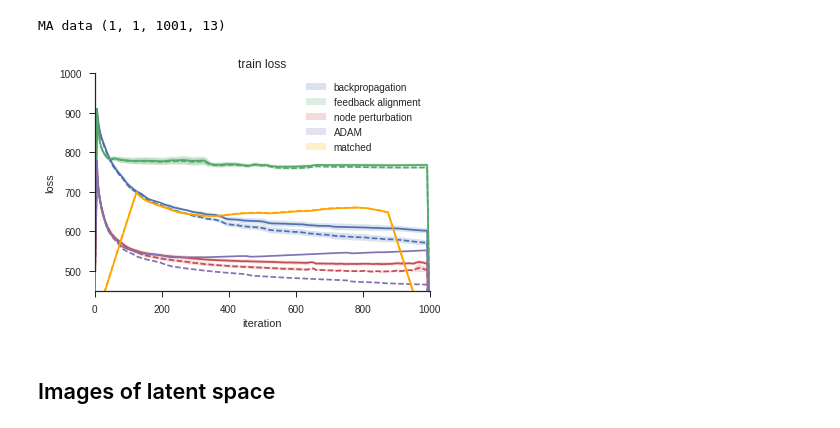
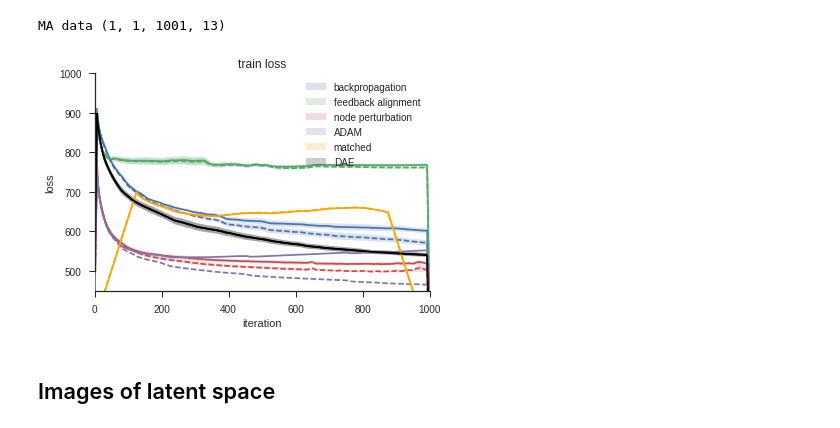
Before and after one commit to benlansdell/synthfeedback, a Jupyter notebook: notebooks/fig_3_autoencoder.ipynb, the cells around one changed output. Drawn from its saved outputs; the diff is of its cells as text; code cells hidden in the pictures.

```diff
--- a/notebooks/fig_3_autoencoder.ipynb
+++ b/notebooks/fig_3_autoencoder.ipynb
@@ -38,6 +40,19 @@ def smooth(y, box_pts=50):
 # %%
 test_idx = 2; # train loss
 train_idx = 0; # test loss
+
+
+#Load BP data from script
+model = 'nodepert_ae5_dae_convparams'
+fn_in = './experiments/%s/summary/3_autoencoder_correctbatch.npz'%model
+#fn_in = './experiments/%s/summary/3_autoencoder.npz'%model
+with open(fn_in, 'rb') as f:
+    data = pickle.load(f)
+tags = data['tags']
+metrics = data['metrics']
+train_loss_DAE = metrics[0,:,:,train_idx]
+loss_DAE = metrics[0,:,:,test_idx]
+#print('backprop data', metrics.shape)
 
 #Load BP data from script
 model = 'bpself'
@@ -107,35 +122,37 @@ fig,axes = plt.subplots(1,1,figsize=(6,4))
 bsize = 15
 bsize1 = 250
 
 sns.tsplot(smooth(train_loss_BP, bsize), ax = axes, color='C0')
 sns.tsplot(smooth(train_loss_FA, bsize), ax = axes, color='C1')
 sns.tsplot(smooth(train_loss_NP, bsize), ax = axes, color='C2')
 sns.tsplot(smooth(train_loss_AD, bsize), ax = axes, color='C3')
 sns.tsplot(smooth(train_loss_MA, bsize1), ax = axes, color='orange')
+sns.tsplot(smooth(train_loss_DAE, bsize), ax = axes, color='black')
 
 sns.tsplot(smooth(loss_BP, bsize), ax = axes, color='C0')
 sns.tsplot(smooth(loss_FA, bsize), ax = axes, color='C1')
 sns.tsplot(smooth(loss_NP, bsize), ax = axes, color='C2')
 sns.tsplot(smooth(loss_AD, bsize), ax = axes, color='C3')
 sns.tsplot(smooth(loss_MA, bsize1), ax = axes, color='orange')
+sns.tsplot(smooth(loss_DAE, bsize), ax = axes, color='black')
 
 [axes.lines[i].set_linestyle("--") for i in range(5)]
 
-axes.legend(['backpropagation', 'feedback alignment', 'node perturbation', 'ADAM', 'matched'])
+axes.legend(['backpropagation', 'feedback alignment', 'node perturbation', 'ADAM', 'matched', 'DAE'])
 #axes.set_yscale('log')
 axes.set_xlabel('iteration');
 axes.set_ylim([450, 1000])
 axes.set_ylabel('loss')
 axes.set_title('train loss')
 
 #axes[1].set_xlabel('iteration');
 #axes[1].set_title('test loss')
 #axes[1].set_ylim([450, 1000])
 
 sns.despine(trim=True)
 plt.savefig('./figures/3_autoencoder_losses.pdf')
 # %% [output]
-[figure, old version]
+[figure, new version]
 # %% [markdown]
 ## Images of latent space
 # %%
```
Also changed, not shown: parts of 3 cells of this notebook, 1 other file.
